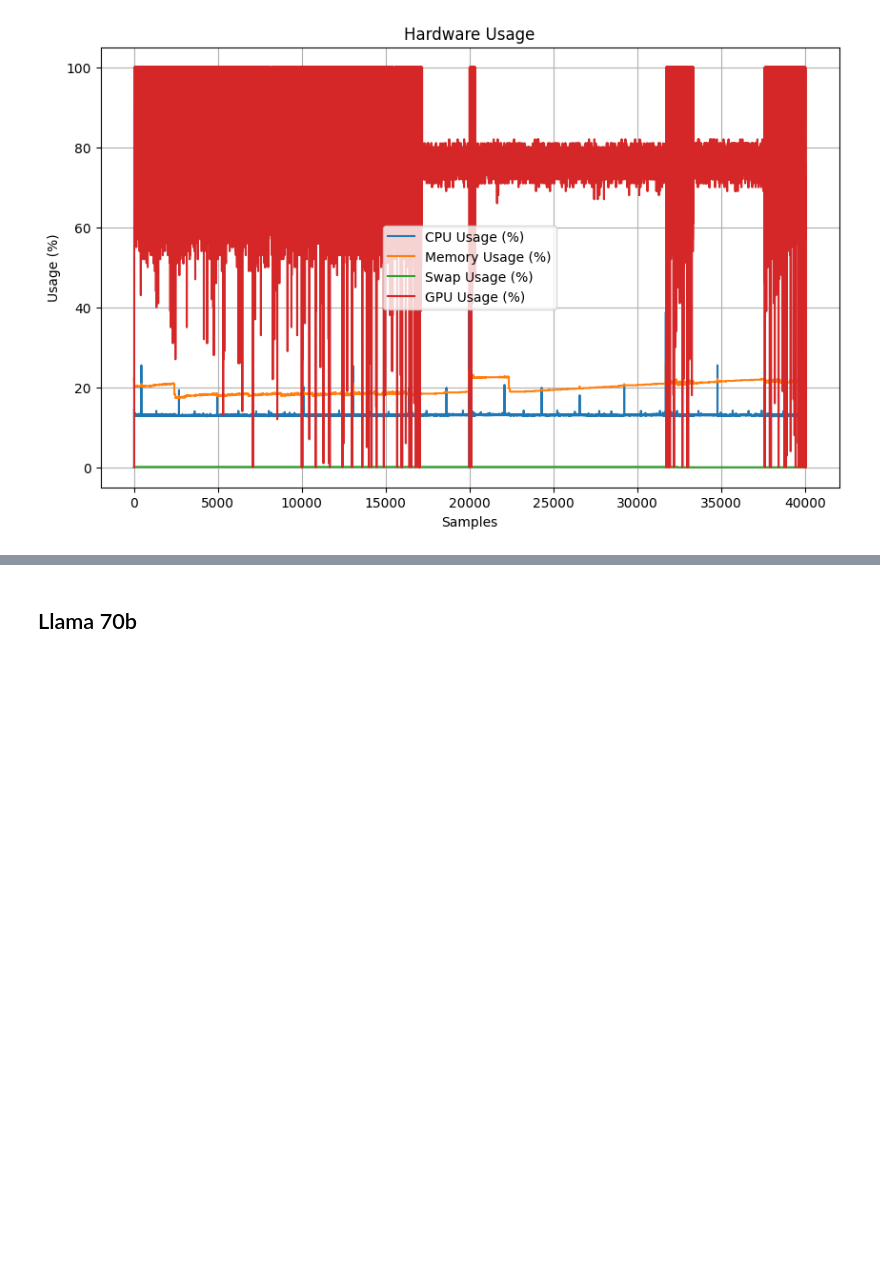
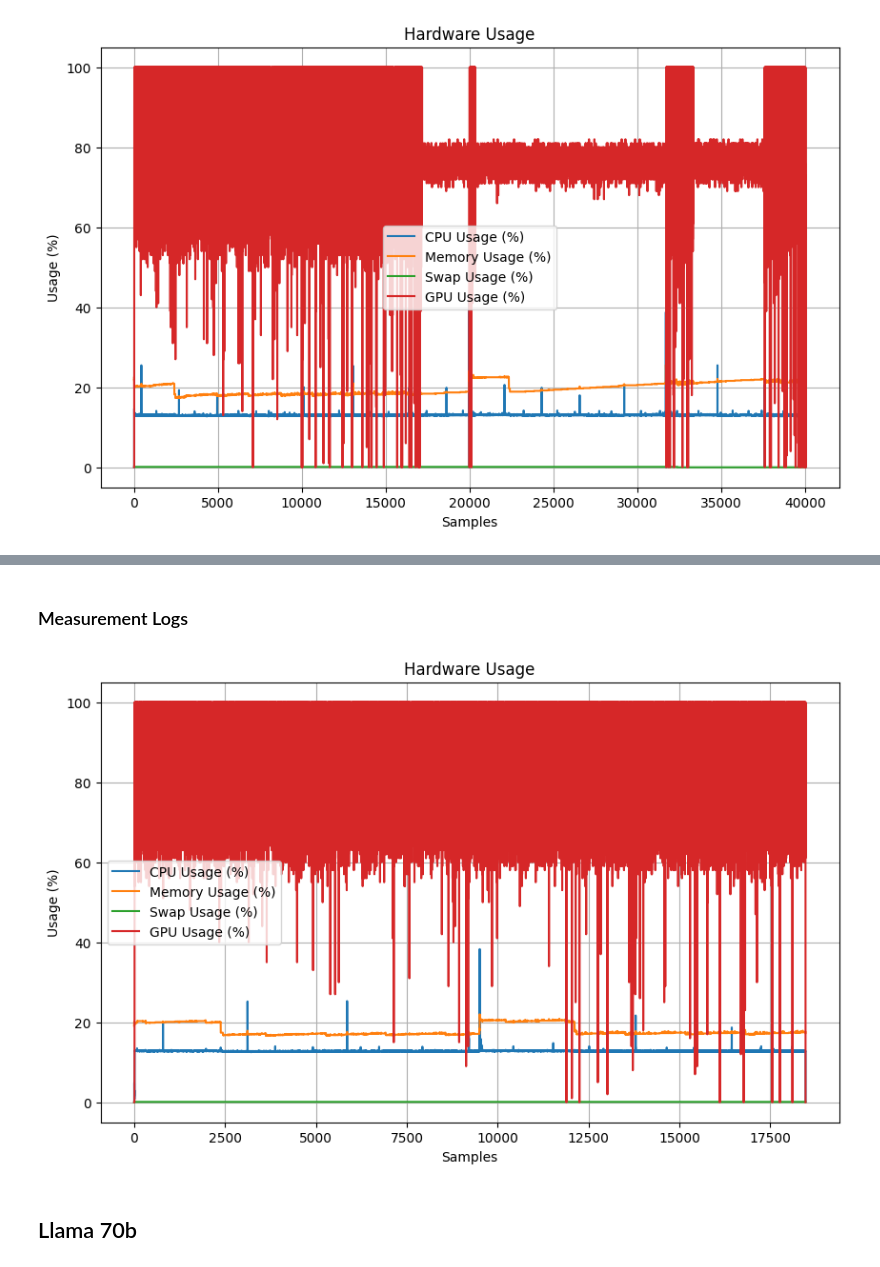
Before and after one commit to mxrio/llm_alignment-dpo, a Jupyter notebook: prepare_annodated_data.ipynb, the cells around one changed output, grey strips where cells are left out. Cells and saved outputs as stored; diff of their text form; code cells hidden in the pictures; blank space fills up the shorter version.

Commit message:
prepared pref data 13b

```diff
--- a/prepare_annodated_data.ipynb
+++ b/prepare_annodated_data.ipynb
@@ -136,3 +279,32 @@ plt.show()
+# %% [markdown]
+### Measurement Logs
+# %%
+measurement_log_13b = pd.read_csv('data/llama2-13b/measurement_logs-13b-2024-04-15.csv')
+# %%
+# Assuming df is your DataFrame
+df = measurement_log_13b.copy().reset_index(drop=True)
+
+# Drop the 'Timestamp' column since we don't need it
+df = df.drop(columns=['Timestamp'])
+
+# Plotting
+plt.figure(figsize=(10, 6))
+plt.plot(df.index, df['CPU Usage (%)'], label='CPU Usage (%)')
+plt.plot(df.index, df['Memory Usage (%)'], label='Memory Usage (%)')
+plt.plot(df.index, df['Swap Usage (%)'], label='Swap Usage (%)')
+plt.plot(df.index, df['GPU Usage (%)'], label='GPU Usage (%)')
+
+# Customize the plot
+plt.title('Hardware Usage')
+plt.xlabel('Samples')
+plt.ylabel('Usage (%)')
+plt.legend()
+plt.grid(True)
+
+# Show plot
+plt.show()
+# %% [output]
+[figure, added]
 # %% [markdown]
 ## Llama 70b
 # %%
```
Also changed, not shown: parts of 22 cells of this notebook, 2 other files.
